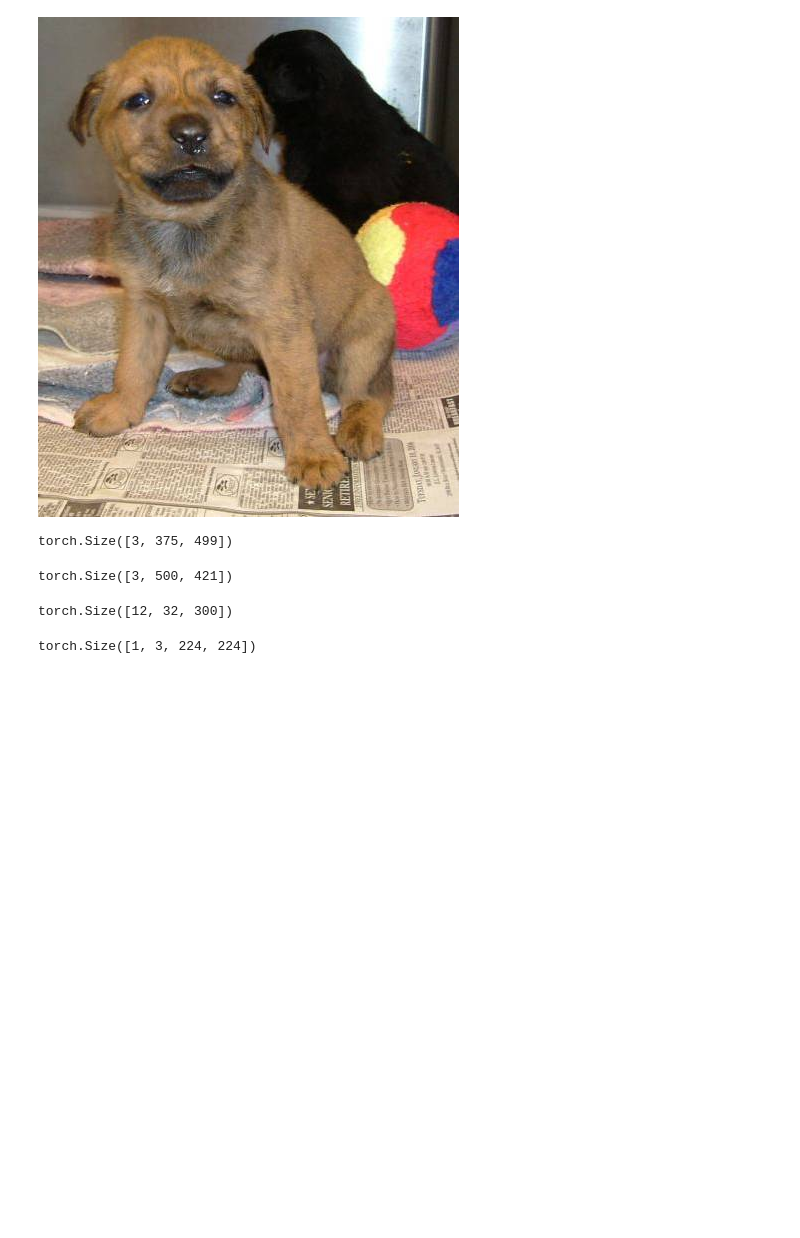
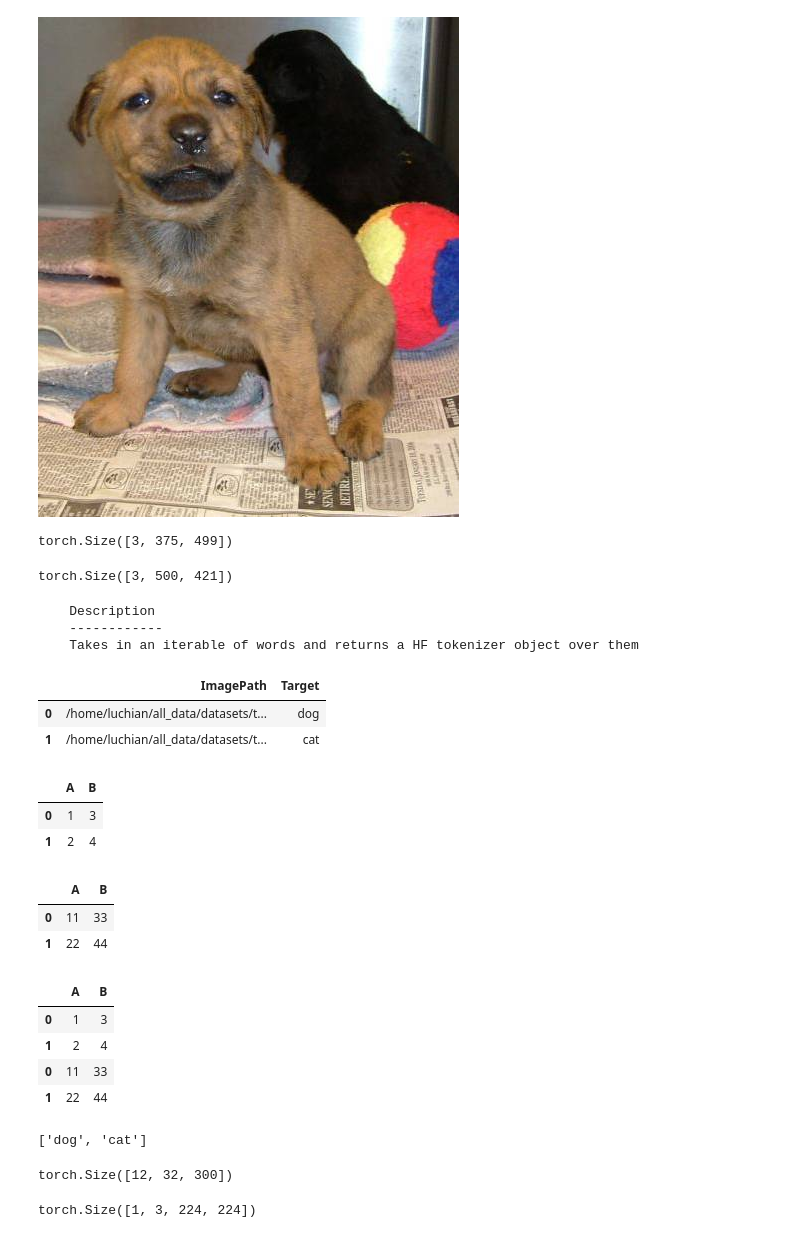
Before and after one commit to LuchianPeledutse/Projects, a Jupyter notebook: TextRecognition/model/Training.ipynb, the cells around one changed output. Saved outputs shown, nothing was run; the diff lists cells and outputs as text; code cells hidden in the pictures; blank space fills up the shorter version.

Commit message:
Dataset-getting function realised

```diff
--- a/TextRecognition/model/Training.ipynb
+++ b/TextRecognition/model/Training.ipynb
@@ -73,0 +90,6 @@ def resnet_trans(tensor_image):
+# %%
+print(get_tokenizer_object.__doc__)
+# %% [output]
+    Description
+    ------------
+    Takes in an iterable of words and returns a HF tokenizer object over them
@@ -73,0 +120,29 @@ def resnet_trans(tensor_image):
+# %%
+main_dataset = get_dataset()
+main_dataset
+# %% [output]
+|  | ImagePath | Target |
+| 0 | /home/luchian/all_data/datasets/t... | dog |
+| 1 | /home/luchian/all_data/datasets/t... | cat |
+# %%
+some_frame = pd.DataFrame({'A':[1,2],'B':[3,4]})
+some_frame
+# %% [output]
+|  | A | B |
+| 0 | 1 | 3 |
+| 1 | 2 | 4 |
+# %%
+another_frame = pd.DataFrame({'A':[11,22], 'B':[33,44]})
+another_frame
+# %% [output]
+|  | A | B |
+| 0 | 11 | 33 |
+| 1 | 22 | 44 |
+# %%
+pd.concat([some_frame, another_frame])
+# %% [output]
+|  | A | B |
+| 0 | 1 | 3 |
+| 1 | 2 | 4 |
+| 0 | 11 | 33 |
+| 1 | 22 | 44 |
@@ -74,3 +151,8 @@ def resnet_trans(tensor_image):
+# %%
+value = get_dataset()
+value
+# %% [output]
+['dog', 'cat']
 # %%
 trg_s = torch.randn(12,32,300)
 encoder_s = torch.randn(1,32,300)
```
Also changed, not shown: parts of 8 cells of this notebook.
